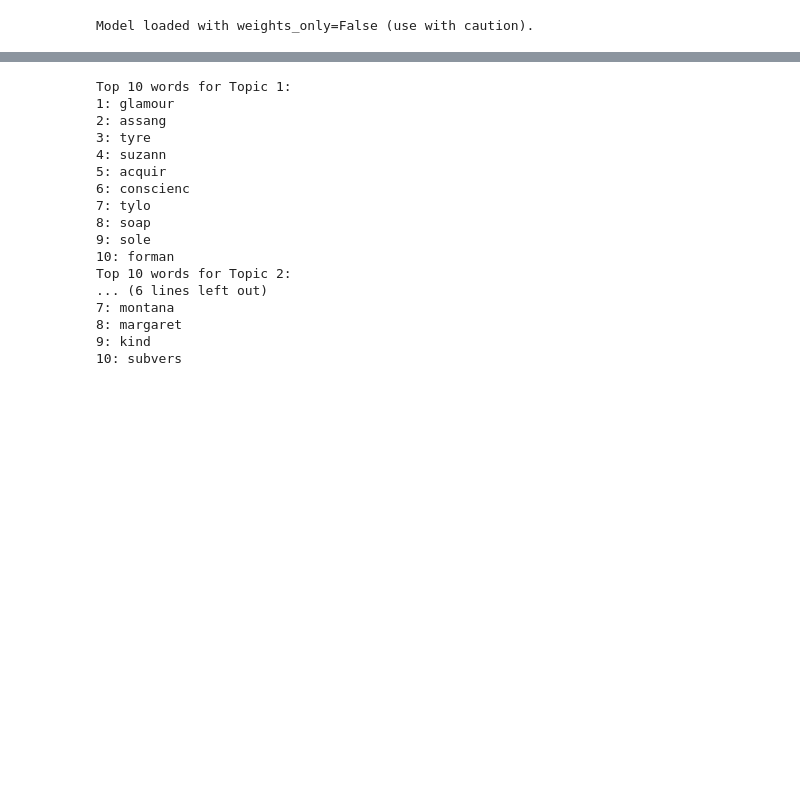
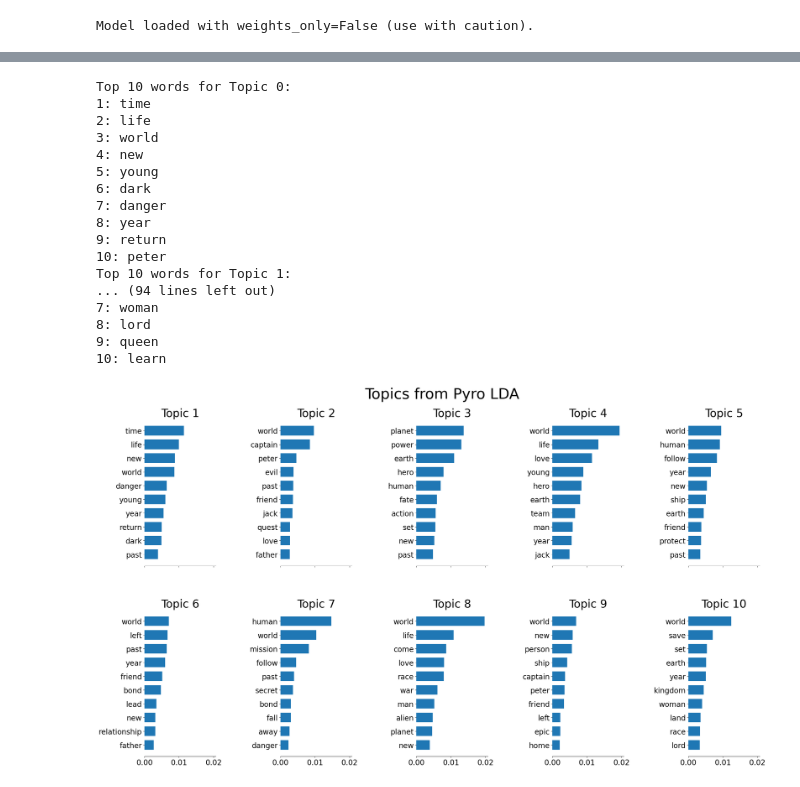
Before and after one commit to JensPars/MBML, a Jupyter notebook: project.ipynb, the cells around one changed output, grey strips where cells are left out. Saved outputs shown, nothing was run; the diff lists cells and outputs as text; code cells hidden in the pictures; blank space fills up the shorter version.

```diff
--- a/project.ipynb
+++ b/project.ipynb
@@ -406,36 +375,55 @@ out = samples["topic_words"]
 # %%
-preds = out[:, 0].mean(axis=0)[0]
-top_10 = preds.argsort(descending=True)[:10]
-top_words = [dictionary[int(idx)] for idx in top_10]
-print("Top 10 words for Topic 1:")
-for i in range(10):
-    print(f"{i+1}: {top_words[i]}")
-
-
-preds = out[:, 0].mean(axis=0)[1]
-top_10 = preds.argsort(descending=True)[:10]
-top_words = [dictionary[int(idx)] for idx in top_10]
-print("Top 10 words for Topic 2:")
-for i in range(10):
-    print(f"{i+1}: {top_words[i]}")
+for i in range(num_topics):
+    topic = topics[i]
+    top_10 = topic.argsort(descending=True)[:10]
+    top_words = [pyro_idx_to_word_map[int(idx)] for idx in top_10]
+    print(f"Top 10 words for Topic {i}:")
+    for i in range(10):
+        print(f"{i+1}: {top_words[i]}")
 # %% [output]
+Top 10 words for Topic 0:
+1: time
+2: life
+3: world
+4: new
+5: young
+6: dark
+7: danger
+8: year
+9: return
+10: peter
 Top 10 words for Topic 1:
-1: glamour
-2: assang
-3: tyre
-4: suzann
-5: acquir
-6: conscienc
-7: tylo
-8: soap
-9: sole
-10: forman
-Top 10 words for Topic 2:
-... (6 lines left out)
-7: montana
-8: margaret
-9: kind
-10: subvers
+... (94 lines left out)
+7: woman
+8: lord
+9: queen
+10: learn
+# %%
+import matplotlib.pyplot as plt
+import numpy as np
+
+def plot_top_words_from_matrix(topic_matrix, dictionary, n_top_words, title):
+    fig, axes = plt.subplots(2, 5, figsize=(30, 15), sharex=True)
+    axes = axes.flatten()
+    for topic_idx, topic in enumerate(topic_matrix):
+        top_features_ind = topic.argsort()[-n_top_words:]
+        top_features = [dictionary[int(idx)] for idx in top_features_ind]
+        weights = topic[top_features_ind].cpu().numpy() if hasattr(topic[top_features_ind], "cpu") else topic[top_features_ind]
+
+        ax = axes[topic_idx]
+        ax.barh(top_features, weights, height=0.7)
+        ax.set_title(f"Topic {topic_idx + 1}", fontdict={"fontsize": 30})
+        ax.tick_params(axis="both", which="major", labelsize=20)
+        for i in "top right left".split():
+            ax.spines[i].set_visible(False)
+    fig.suptitle(title, fontsize=40)
+    plt.subplots_adjust(top=0.90, bottom=0.05, wspace=0.90, hspace=0.3)
+    plt.show()
+
+# Usage:
+plot_top_words_from_matrix(topics, pyro_idx_to_word_map, n_top_words=10, title="Topics from Pyro LDA")
+# %% [output]
+[figure, added]
 # %%
 # Authors: The scikit-learn developers
 # SPDX-License-Identifier: BSD-3-Clause
```
Also changed, not shown: parts of 22 cells of this notebook, 2 other files.
